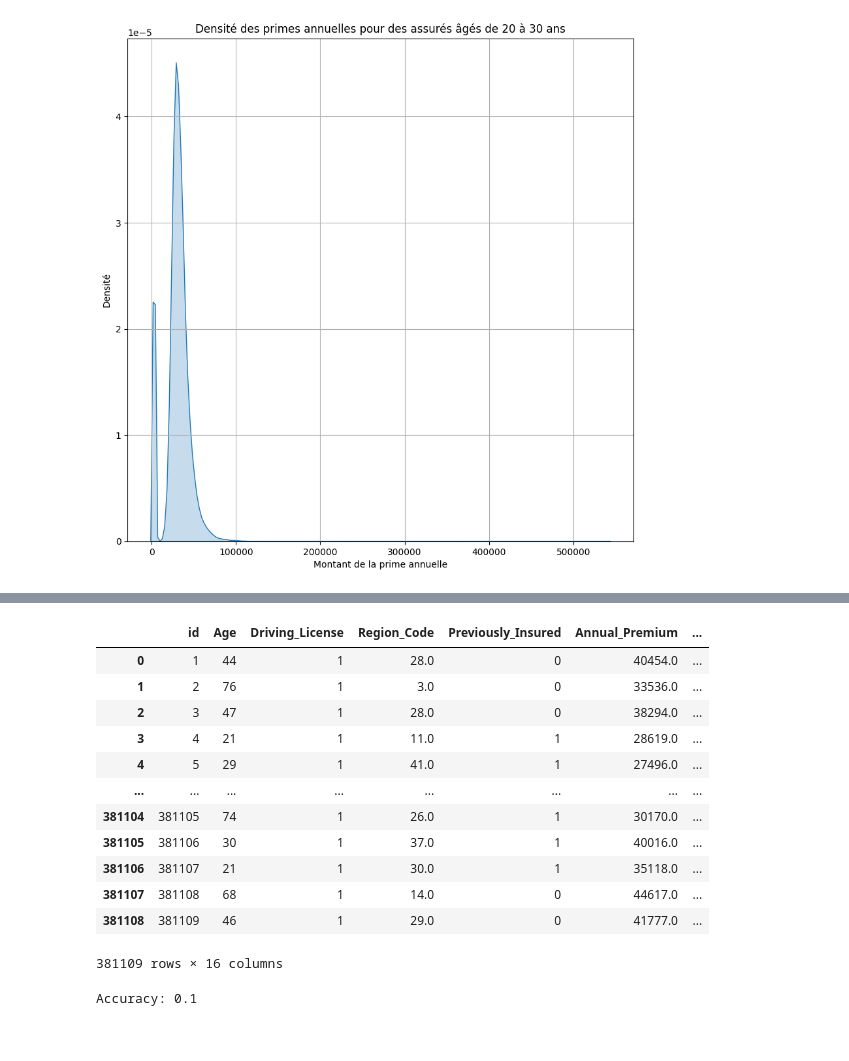
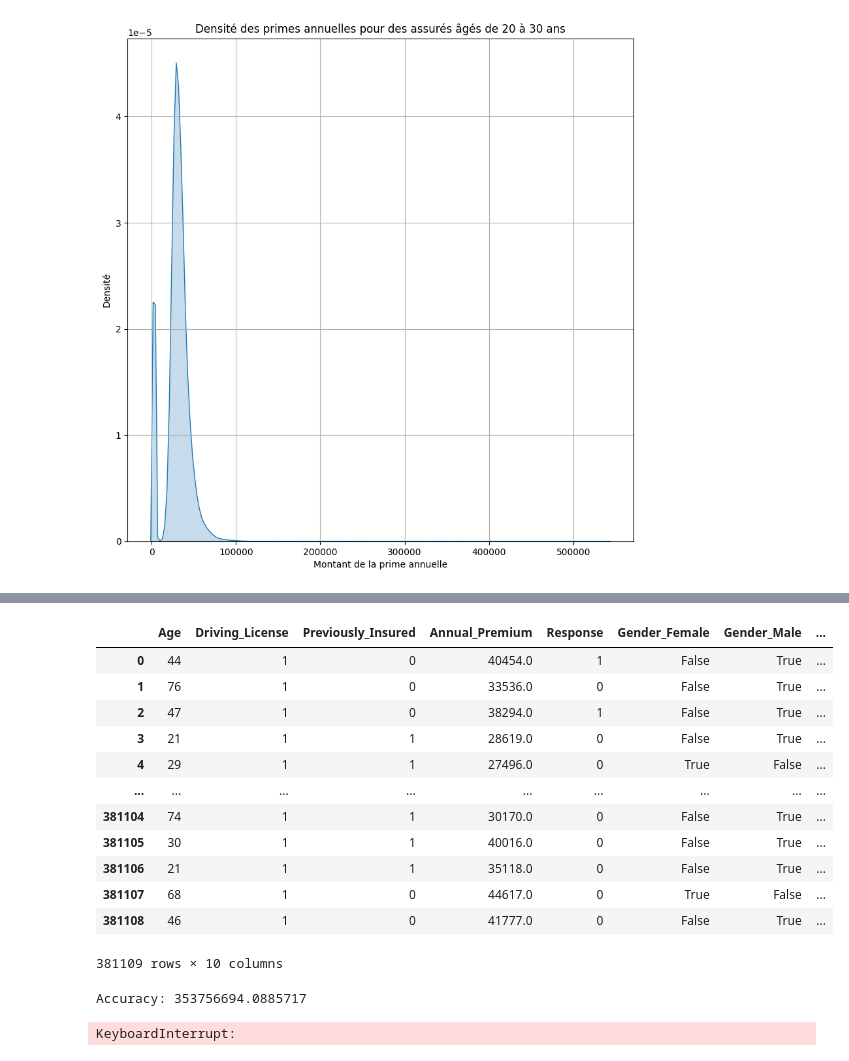
Before and after one commit to SamyMekk/IA-Insurance, a Jupyter notebook: RandomForest.ipynb, the cells around one changed output, grey strips where cells are left out. Cells and saved outputs as stored; diff of their text form; code cells hidden in the pictures.

```diff
--- a/RandomForest.ipynb
+++ b/RandomForest.ipynb
@@ -41,20 +58,22 @@ This will become an error in seaborn v0.14.0; please update your code.
+# %%
+dataset = dataset.drop(columns=["id", "Region_Code", "Policy_Sales_Channel", "Vintage", "Vehicle_Damage"])
 # %%
-dataset_encoded = pd.get_dummies(dataset, columns=["Gender", "Vehicle_Age", "Vehicle_Damage"])
+dataset_encoded = pd.get_dummies(dataset, columns=["Gender", "Vehicle_Age"])
 dataset_encoded
 # %% [output]
-|  | id | Age | Driving_License | Region_Code | Previously_Insured | Annual_Premium | ... |
-| 0 | 1 | 44 | 1 | 28.0 | 0 | 40454.0 | ... |
-| 1 | 2 | 76 | 1 | 3.0 | 0 | 33536.0 | ... |
-| 2 | 3 | 47 | 1 | 28.0 | 0 | 38294.0 | ... |
-| 3 | 4 | 21 | 1 | 11.0 | 1 | 28619.0 | ... |
-| 4 | 5 | 29 | 1 | 41.0 | 1 | 27496.0 | ... |
-| ... | ... | ... | ... | ... | ... | ... | ... |
-| 381104 | 381105 | 74 | 1 | 26.0 | 1 | 30170.0 | ... |
-| 381105 | 381106 | 30 | 1 | 37.0 | 1 | 40016.0 | ... |
-| 381106 | 381107 | 21 | 1 | 30.0 | 1 | 35118.0 | ... |
-| 381107 | 381108 | 68 | 1 | 14.0 | 0 | 44617.0 | ... |
-| 381108 | 381109 | 46 | 1 | 29.0 | 0 | 41777.0 | ... |
+|  | Age | Driving_License | Previously_Insured | Annual_Premium | Response | Gender_Female | Gender_Male | ... |
+| 0 | 44 | 1 | 0 | 40454.0 | 1 | False | True | ... |
+| 1 | 76 | 1 | 0 | 33536.0 | 0 | False | True | ... |
+| 2 | 47 | 1 | 0 | 38294.0 | 1 | False | True | ... |
+| 3 | 21 | 1 | 1 | 28619.0 | 0 | False | True | ... |
+| 4 | 29 | 1 | 1 | 27496.0 | 0 | True | False | ... |
+| ... | ... | ... | ... | ... | ... | ... | ... | ... |
+| 381104 | 74 | 1 | 1 | 30170.0 | 0 | False | True | ... |
+| 381105 | 30 | 1 | 1 | 40016.0 | 0 | False | True | ... |
+| 381106 | 21 | 1 | 1 | 35118.0 | 0 | False | True | ... |
+| 381107 | 68 | 1 | 0 | 44617.0 | 0 | True | False | ... |
+| 381108 | 46 | 1 | 0 | 41777.0 | 0 | False | True | ... |
-381109 rows × 16 columns
+381109 rows × 10 columns
 # %%
 dataset_encoded = dataset_encoded.iloc[:1000]
 # %%
@@ -66,14 +85,56 @@ y = dataset_encoded['Annual_Premium']  # target variable
 X_train, X_test, y_train, y_test = train_test_split(X, y, test_size=0.2, random_state=42)
 
 # Initialisez un objet RandomForestClassifier avec les paramètres souhaités
-rf_classifier = RandomForestClassifier(n_estimators=100, random_state=42)
+rf_classifier = RandomForestRegressor(n_estimators=10, random_state=42)
 
 # Entraînez le modèle sur l'ensemble d'entraînement
 rf_classifier.fit(X_train, y_train)
 
 # Évaluez la performance du modèle sur l'ensemble de test
 y_pred = rf_classifier.predict(X_test)
-accuracy = accuracy_score(y_test, y_pred)
+accuracy = mean_squared_error(y_test, y_pred)
 print("Accuracy:", accuracy)
 # %% [output]
-Accuracy: 0.1
+Accuracy: 353756694.0885717
+# %%
+X = dataset_encoded.drop('Annual_Premium', axis=1)  # features
+y = dataset_encoded['Annual_Premium']  # target variable
+
+X_train, X_test, y_train, y_test = train_test_split(X, y, test_size=0.2, random_state=42)
+
+scaler = StandardScaler()
+
+# Normalisez les données d'entraînement et de test
+X_train_scaled = scaler.fit_transform(X_train)
+X_test_scaled = scaler.transform(X_test)
+
+
+rf_regressor = RandomForestRegressor(random_state=42)
+
+# Définissez la grille des hyperparamètres à rechercher
+param_grid = {
+    'n_estimators': [50, 100, 200],
+    'max_depth': [None, 10, 20],
+    'min_samples_split': [2, 5, 10],
+    'min_samples_leaf': [1, 2, 4]
+}
+
+# Initialisez GridSearchCV
+grid_search = GridSearchCV(estimator=rf_regressor, param_grid=param_grid, cv=5, scoring='neg_mean_squared_error')
+
+# Exécutez la recherche sur grille sur l'ensemble d'entraînement
+grid_search.fit(X_train_scaled, y_train)
+
+# Obtenez les meilleurs hyperparamètres
+best_params = grid_search.best_params_
+print("Meilleurs hyperparamètres:", best_params)
+
+# Obtenez le meilleur modèle
+best_model = grid_search.best_estimator_
+
+# Évaluez la performance du meilleur modèle sur l'ensemble de test
+y_pred = best_model.predict(X_test_scaled)
+mse = mean_squared_error(y_test, y_pred)
+print("Mean Squared Error:", mse)
+# %% [output]
+KeyboardInterrupt:
```
Also changed, not shown: parts of 2 cells of this notebook.
